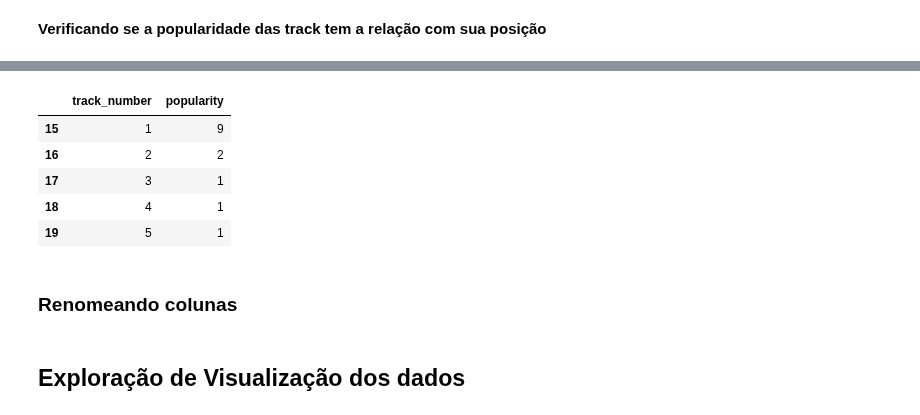
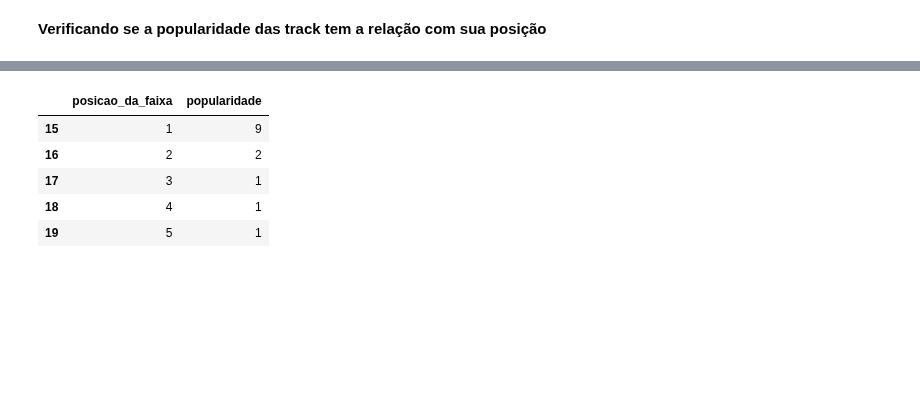
Before and after one commit to luislauriano/Data_Science, a Jupyter notebook: Projeto_construcao.ipynb, the cells around one changed output, grey strips where cells are left out. Saved outputs shown, nothing was run; the diff lists cells and outputs as text; code cells hidden in the pictures; blank space fills up the shorter version.

```diff
--- a/Projeto_construcao.ipynb
+++ b/Projeto_construcao.ipynb
@@ -241,0 +261,2 @@ df.head()
+# %%
+df.columns = ['nome_do_album', 'nome_da_faixa',  'posicao_da_faixa', 'popularidade']
@@ -241,0 +353,2 @@ df.head()
+# %%
+df['popularidade'] = df['popularidade'].astype(float)
@@ -241,0 +363,2 @@ df.head()
+# %%
+df['popularidade'] = df['popularidade'].astype(int)
@@ -246,3 +394,3 @@ rmx = df.query("album == 'Real Plug Mixtape' ")
 # %%
-tcm = df.query("album == 'Trap de Cria Mixtape' ")
+tcm = df.query("nome_do_album == 'Trap de Cria Mixtape' ")
 # %%
@@ -330,15 +460,11 @@ rmx[['track_number', 'popularity']][:5]
 | 28 | 4 | 0 |
 | 29 | 5 | 0 |
 # %%
-tcm[['track_number', 'popularity']][:5]
+tcm[['posicao_da_faixa', 'popularidade']][:5]
 # %% [output]
-|  | track_number | popularity |
+|  | posicao_da_faixa | popularidade |
 | 15 | 1 | 9 |
 | 16 | 2 | 2 |
 | 17 | 3 | 1 |
 | 18 | 4 | 1 |
 | 19 | 5 | 1 |
-# %% [markdown]
-### **Renomeando colunas**
-# %% [markdown]
-## **Exploração de Visualização dos dados**
```
Also changed, not shown: parts of 67 cells of this notebook.
